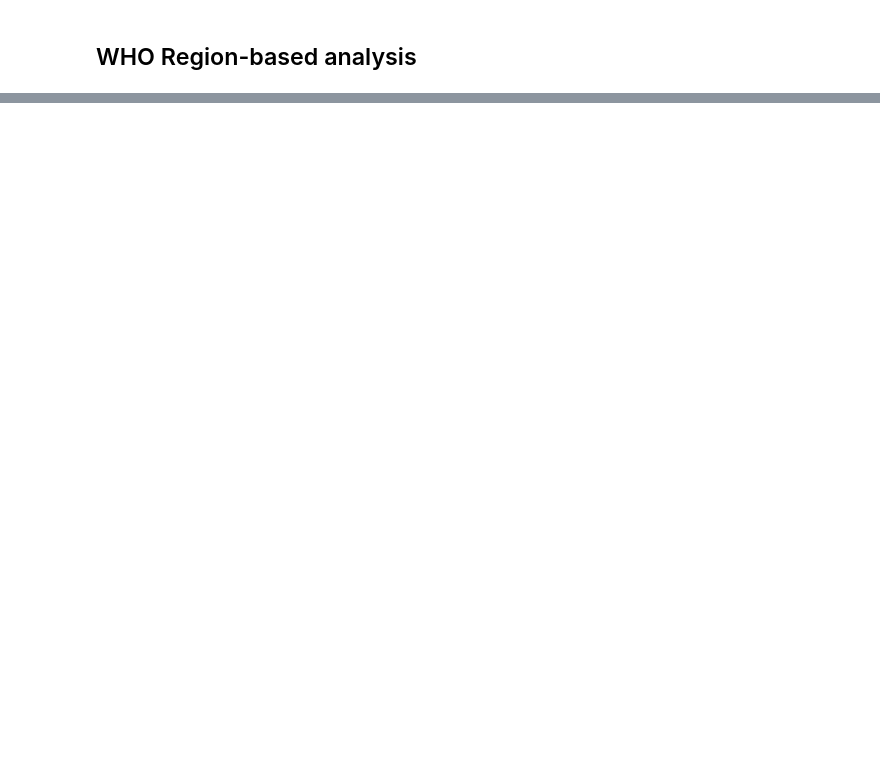
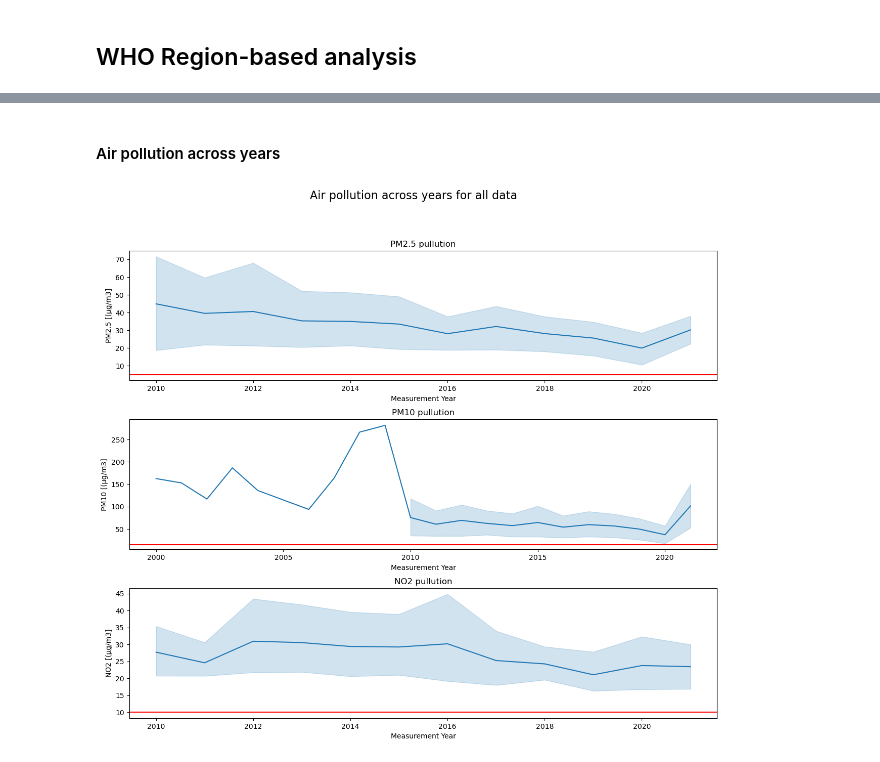
Before and after one commit to adis92202/EDA_Project, a Jupyter notebook: notebooks/analysis.ipynb, the cells around one changed output, grey strips where cells are left out. Cells and saved outputs as stored; diff of their text form; code cells hidden in the pictures; blank space fills up the shorter version.

```diff
--- a/notebooks/analysis.ipynb
+++ b/notebooks/analysis.ipynb
@@ -159,0 +297,32 @@ len(data["WHO Country Name"].unique())
+# %% [markdown]
+#### Air pollution across years
+# %%
+grouped_df_pm25 = data.groupby(["WHO Region", "Measurement Year"])["PM2.5"].mean(
+    numeric_only=True
+)
+grouped_df_pm10 = data.groupby(["WHO Region", "Measurement Year"])["PM10"].mean(
+    numeric_only=True
+)
+grouped_df_no2 = data.groupby(["WHO Region", "Measurement Year"])["NO2"].mean(
+    numeric_only=True
+)
+# %%
+fig, ax = plt.subplots(3, 1, figsize=(15, 12))
+
+sns.lineplot(grouped_df_pm25, x="Measurement Year", y=grouped_df_pm25.values, ax=ax[0])
+ax[0].axhline(y=5, color="r")
+ax[0].set(title="PM2.5 pullution", ylabel="PM2.5 [(μg/m3]")
+
+sns.lineplot(grouped_df_pm10, x="Measurement Year", y=grouped_df_pm10.values, ax=ax[1])
+ax[1].axhline(y=15, color="r")
+ax[1].set(title="PM10 pullution", ylabel="PM10 [(μg/m3]")
+
+sns.lineplot(grouped_df_no2, x="Measurement Year", y=grouped_df_no2.values, ax=ax[2])
+ax[2].axhline(y=10, color="r")
+ax[2].set(title="NO2 pullution", ylabel="NO2 [(μg/m3]")
+
+plt.suptitle("Air pollution across years for all data", fontsize=16)
+plt.subplots_adjust(hspace=0.3)
+plt.show()
+# %% [output]
+[figure, added]
```
Also changed, not shown: parts of 79 cells of this notebook.
